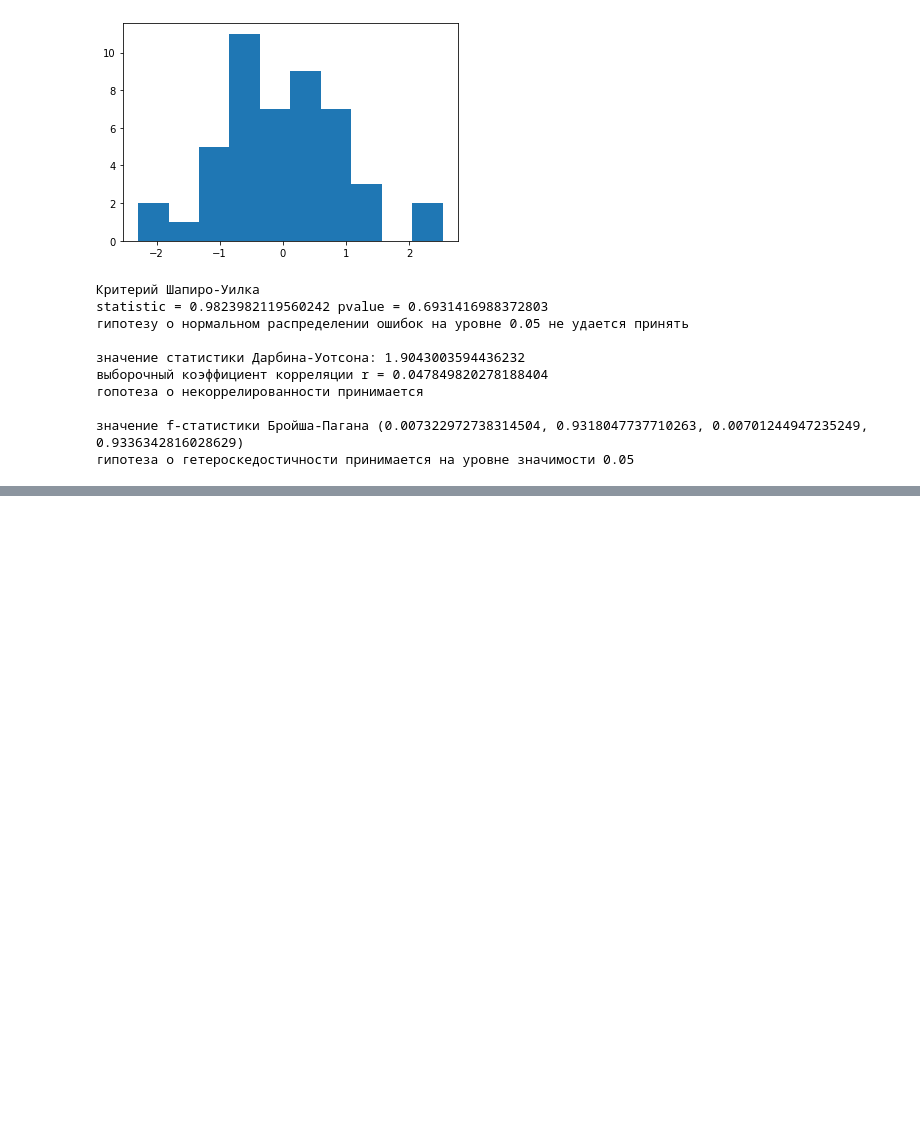
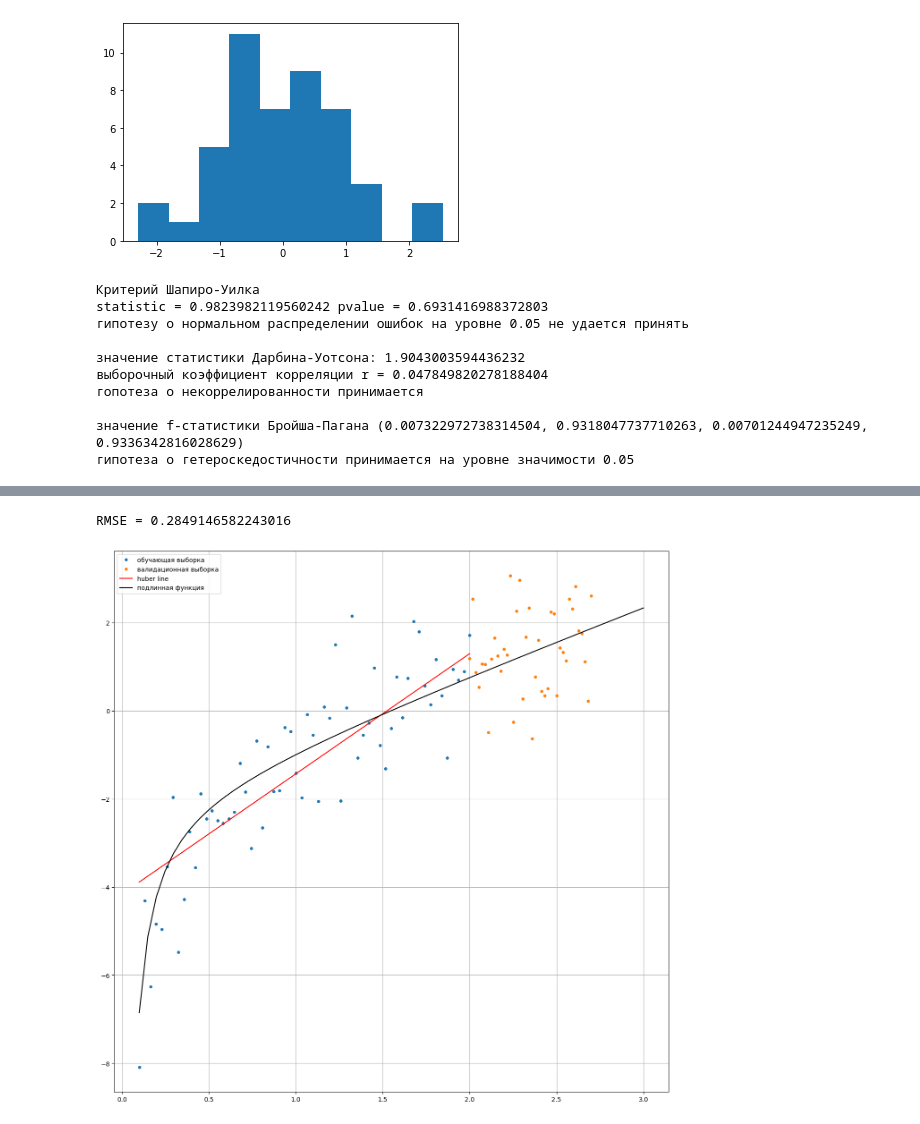
Before and after one commit to KorolevEgor/Econometrics, a Jupyter notebook: prog.ipynb, the cells around one changed output, grey strips where cells are left out. Saved outputs shown, nothing was run; the diff lists cells and outputs as text; code cells hidden in the pictures; blank space fills up the shorter version.

```diff
--- a/prog.ipynb
+++ b/prog.ipynb
@@ -665,0 +734,5 @@ statistic = 0.9823982119560242 pvalue = 0.6931416988372803
+# %%
+model_construct(sum_huber_loss, [-4,3], 'huber line')
+# %% [output]
+RMSE = 0.2849146582243016
+[figure, added]
```
Also changed, not shown: parts of 12 cells of this notebook, 3 other files.
